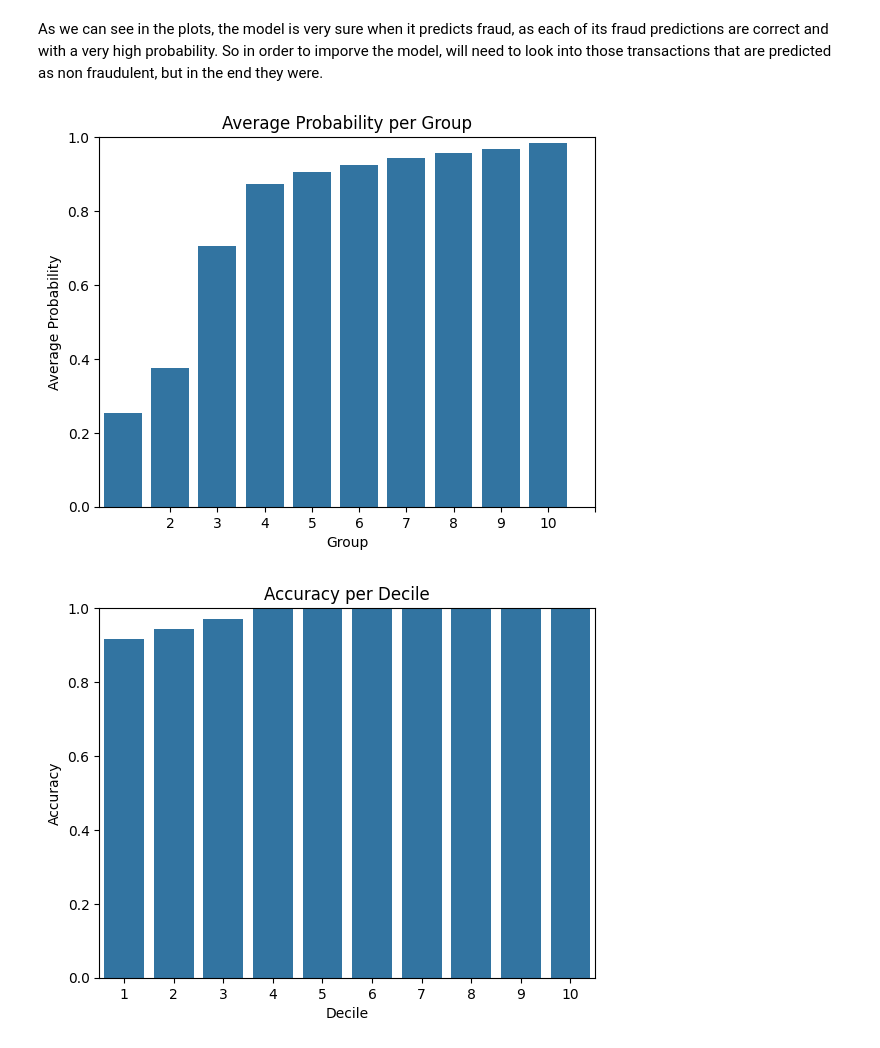
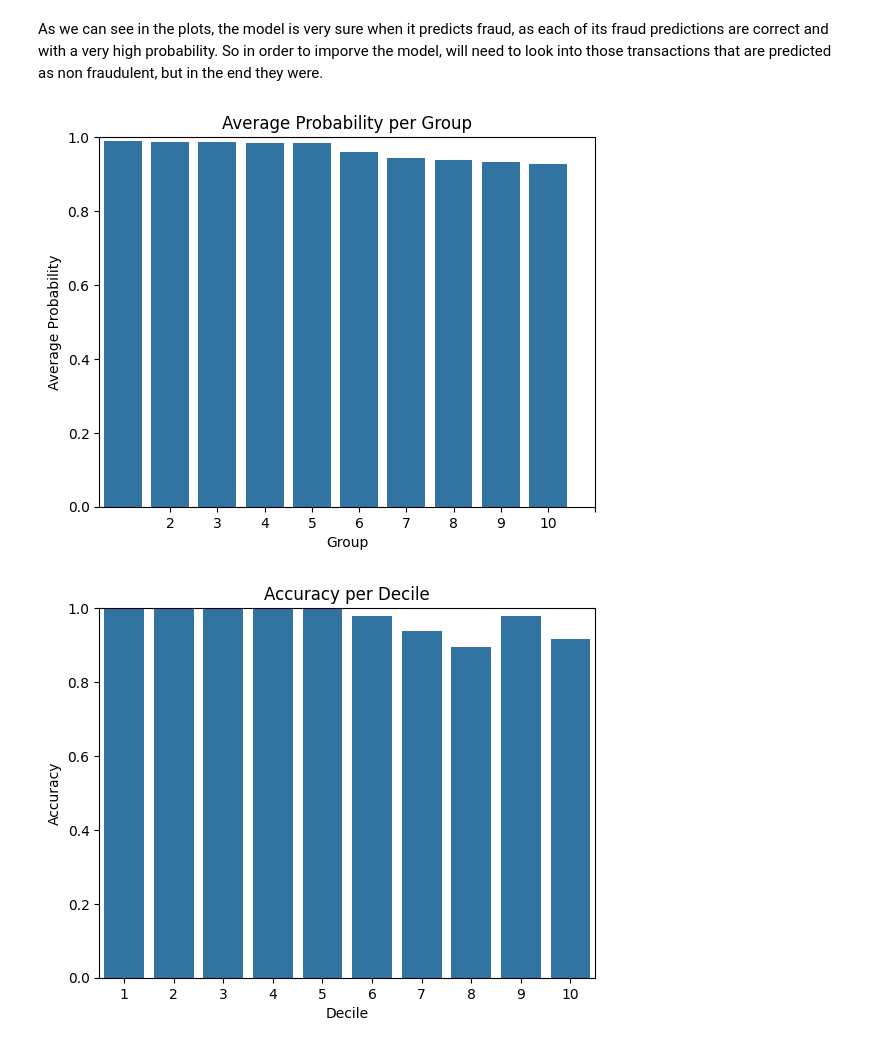
Before and after one commit to GerardGJ/FRAUD-DETECTION, a Jupyter notebook: notebooks/04-evaluation.ipynb, the cells around one changed output. Drawn from its saved outputs; the diff is of its cells as text; code cells hidden in the pictures.

```diff
--- a/notebooks/04-evaluation.ipynb
+++ b/notebooks/04-evaluation.ipynb
@@ -20,7 +20,7 @@ import matplotlib.pyplot as plt
 import numpy as np
 from sklearn.metrics import confusion_matrix, ConfusionMatrixDisplay, f1_score, precision_score, recall_score, roc_curve, roc_auc_score
 
-THRESHOLD = 0.8
+THRESHOLD = 0.5
 # %% [markdown]
 ## Preparing test data and Predictions
 
@@ -54,7 +54,7 @@ y = test['fraud_label']
 ### Predictions
 Once the data is fully prepared we can start with the predictions
 # %%
-model = joblib.load("../models/xgboost_202600301.joblib")
+model = joblib.load("../models/rf_base.joblib")
 
 y_pred_proba = model.predict_proba(X)
 # %% [markdown]
@@ -157,30 +162,36 @@ plt.show()
 # %% [markdown]
 As we can see in the plots, the model is very sure when it predicts fraud, as each of its fraud predictions are correct and with a very high probability. So in order to imporve the model, will need to look into those transactions that are predicted as non fraudulent, but in the end they were.
 # %%
+## Fraud Predictions
 mask = y_pred_proba[:, 0] >= 1-THRESHOLD
-y_proba_1 = y_pred_proba[:, 0][mask]
-y_true_filtered = np.array(y)[mask]
-y_pred_filtered = np.array(y_pred)[mask]
+y_pred = (y_pred_proba[:, 0][mask]).astype(int)
 
-group_indices = pd.qcut(y_proba_1, q=10, labels=False)
-avg_probs = pd.Series(y_proba_1).groupby(group_indices).mean()
+y_proba_1 = pd.DataFrame(y_pred_proba[:, 0][mask],columns=['y_pred_proba'])
+y_proba_1['y_pred'] = y_pred
+y_proba_1['y'] = np.array(y)[mask]
+y_proba_1.sort_values('y_pred_proba', ascending=False, inplace=True)
 
-sns.barplot(x=range(1, 11), y=avg_probs.values)
+probability_y = np.array_split(y_proba_1['y_pred_proba'], 10)
+avg_probs = [i.mean() for i in probability_y]
+
+sns.barplot(x=range(1, 11), y=avg_probs)
 plt.xlabel("Group")
 plt.ylabel("Average Probability")
 plt.title("Average Probability per Group")
 plt.xticks(range(1, 11))
 plt.ylim(0,1)
 plt.show()
 
-correct = (y_true_filtered == y_pred_filtered)
-accuracy_per_decile = pd.Series(correct).groupby(group_indices).mean()
-sns.barplot(x=range(1, 11), y=accuracy_per_decile.values)
+correct = (y_proba_1['y_pred'] == y_proba_1['y'])
+probability_y = np.array_split(correct, 10)
+accuracy_per_decile = [i.astype(int).mean() for i in probability_y]
+
+sns.barplot(x=range(1, 11), y=accuracy_per_decile)
 plt.xlabel("Decile")
 plt.ylabel("Accuracy")
 plt.title("Accuracy per Decile")
 plt.ylim(0, 1)
 plt.show()
 # %% [output]
-[figure, old version]
+[figure, new version]
-[figure, old version]
+[figure, new version]
```
Also changed, not shown: parts of 5 cells of this notebook, 10 other files.
